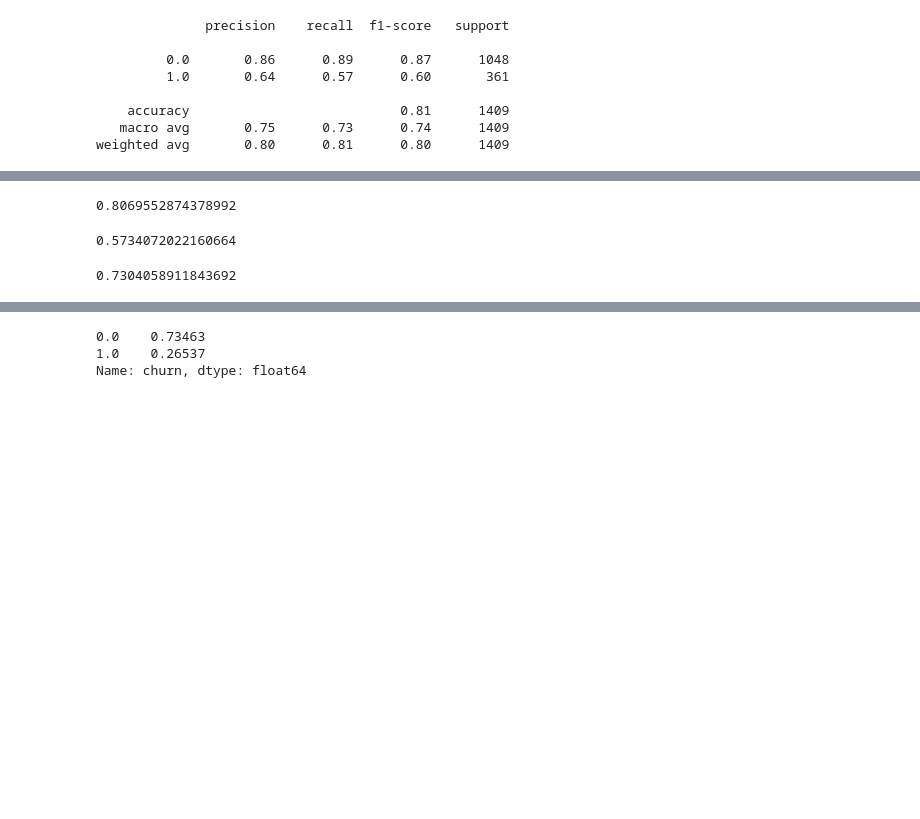
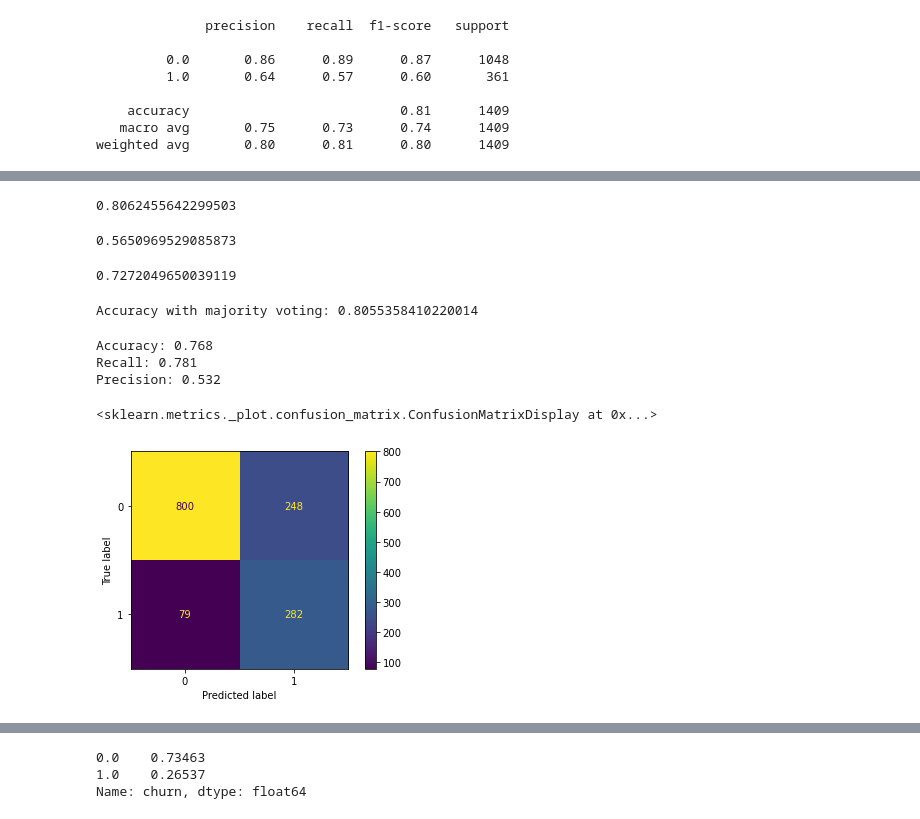
Before and after one commit to GiuseppeManai/ysc4224, a Jupyter notebook: 2.Churn_Model/ChurnModel.ipynb, the cells around one changed output, grey strips where cells are left out. Drawn from its saved outputs; the diff is of its cells as text; code cells hidden in the pictures; blank space fills up the shorter version.

Commit message:
Cross validation & bootstrapping regression
Implented cv and boot for logreg, sgdclass, and ridgeclass

```diff
--- a/2.Churn_Model/ChurnModel.ipynb
+++ b/2.Churn_Model/ChurnModel.ipynb
@@ -180,3 +193,7 @@ df_ohe
 | 7041 | 1 | 4 | 74.40 | 306.60 | 0 | 1 | 0 | ... |
 | 7042 | 0 | 66 | 105.65 | 6844.50 | 0 | 1 | 1 | ... |
 7043 rows × 46 columns
+# %%
+df_ohe['monthly_service_charge'] = df_ohe['MonthlyCharges']/df_ohe['services']
+df_ohe['total_service_charge'] = df_ohe['TotalCharges']/df_ohe['services']
+df_ohe
@@ -439,12 +452,47 @@ lr_pred = lr_model.predict(X_test)
 # %%
 metrics.accuracy_score(y_test, lr_pred)
 # %% [output]
-0.8069552874378992
+0.8062455642299503
 # %%
 metrics.recall_score(y_test, lr_pred)
 # %% [output]
-0.5734072022160664
+0.5650969529085873
 # %%
 metrics.roc_auc_score(y_test, lr_pred)
 # %% [output]
-0.7304058911843692
+0.7272049650039119
+# %%
+lrboot = LogisticRegression(solver='lbfgs', max_iter=1000)
+
+n_bootstrap = 100
+
+bootstrap_preds = []
+
+for i in range(n_bootstrap):
+    X_boot, y_boot = resample(X_train, y_train)
+    lrboot.fit(X_boot, y_boot)
+    y_pred = lrboot.predict(X_test)
+    bootstrap_preds.append(y_pred)
+
+majority_voting = mode(bootstrap_preds, axis=0)[0][0]
+
+accuracy = metrics.accuracy_score(y_test, majority_voting)
+
+print('Accuracy with majority voting:', accuracy)
+# %% [output]
+Accuracy with majority voting: 0.8055358410220014
+# %%
+x_test_array = np.array(X_test).reshape(-1,48)
+y_predict_prob = lrboot.predict_proba(x_test_array)
+y_predict_prob_class_1 = y_predict_prob[:,1]
+y_predict_class = [1 if prob > 0.31 else 0 for prob in y_predict_prob_class_1]
+print("Accuracy:", round(metrics.accuracy_score(y_test, y_predict_class), 3))
+print("Recall:", round(metrics.recall_score(y_test, y_predict_class), 3))
+print("Precision:", round(metrics.precision_score(y_test, y_predict_class), 3))
+ConfusionMatrixDisplay(confusion_matrix(y_test, y_predict_class)).plot()
+# %% [output]
+Accuracy: 0.768
+Recall: 0.781
+Precision: 0.532
+<sklearn.metrics._plot.confusion_matrix.ConfusionMatrixDisplay at 0x...>
+[figure, added]
```
Also changed, not shown: parts of 50 cells of this notebook.
